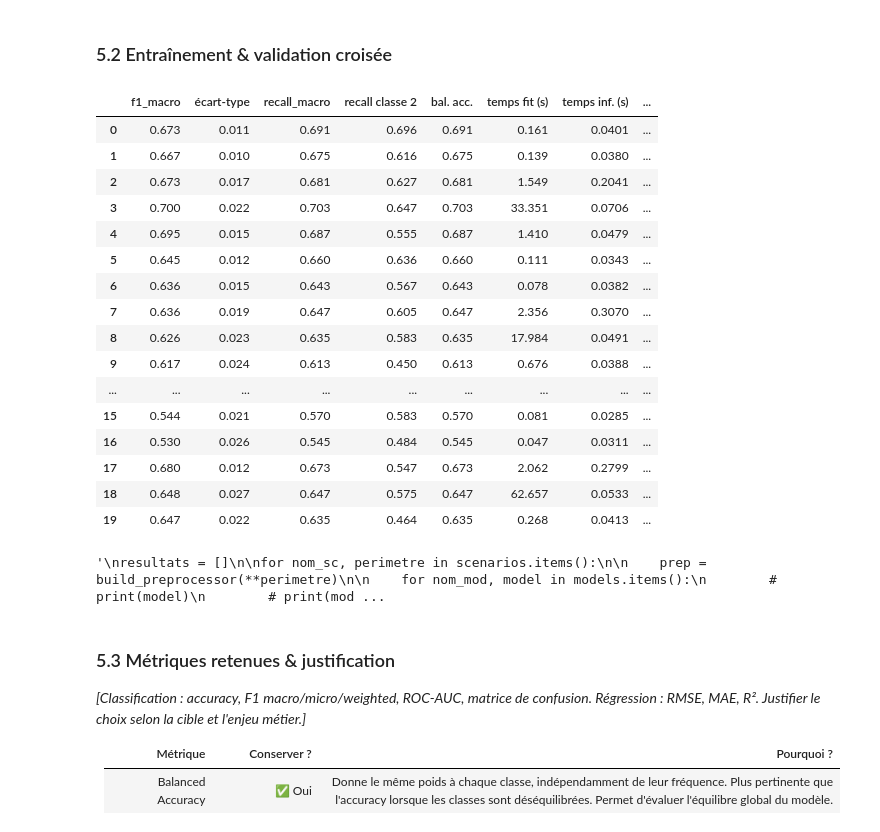
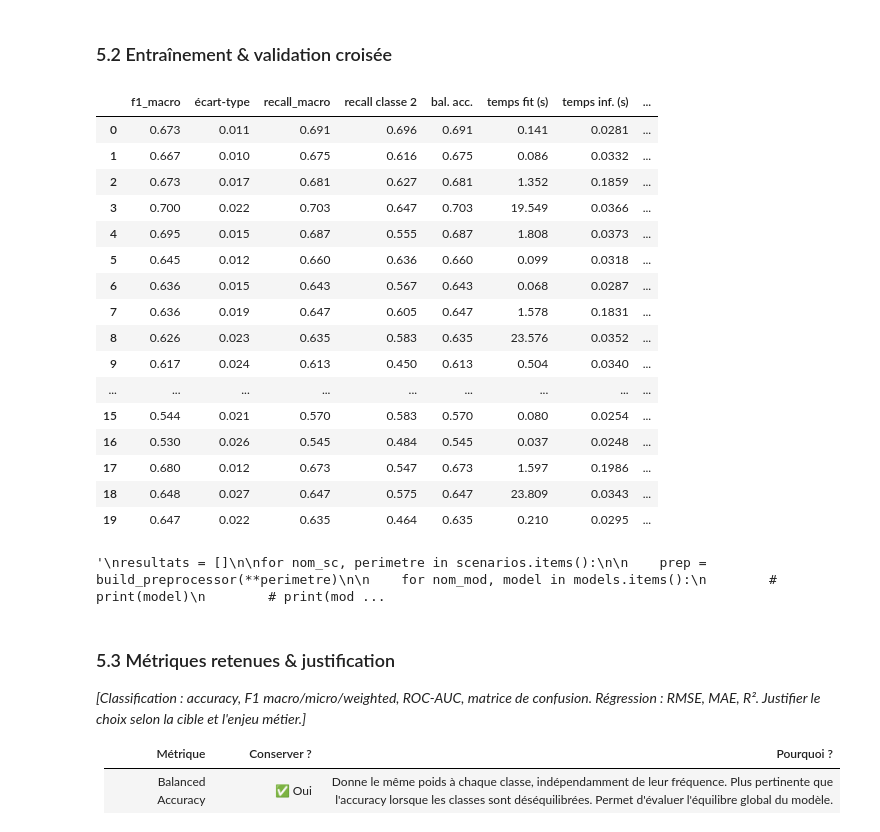
Before and after one commit to NicoH77/Atlas_CISIA_Exam_EmploymentPrediction, a Jupyter notebook: notebooks/Notebook-EmploymentPrediction.ipynb, the cells around one changed output. Drawn from its saved outputs; the diff is of its cells as text; code cells hidden in the pictures.

```diff
--- a/notebooks/Notebook-EmploymentPrediction.ipynb
+++ b/notebooks/Notebook-EmploymentPrediction.ipynb
@@ -1093,18 +1208,12 @@ Avant toute étape d'apprentissage, le jeu de données est séparé en ensembles
 Le test est scellé jusqu'à l'étape [5]. `stratify=y` garantit que les 3 classes gardent leurs proportions dans les deux jeux — indispensable avec une classe à 18 %.
 # %%
 # 4.2 Train/test split (stratifié si classification déséquilibrée)
-# from sklearn.model_selection import train_test_split
-# X = df.drop(columns=["target"])
-# y = df["target"]
-# X_train, X_test, y_train, y_test = train_test_split(
-#     X, y, test_size=0.2, stratify=y, random_state=RANDOM_STATE
-# )
 
-X = df[feat_num + feat_cat + [feat_txt]]
-y = df[target]
+X = df[FEAT_NUM + FEAT_CAT + [FEAT_TXT]]
+y = df[TARGET]
 
 X_train, X_test, y_train, y_test = train_test_split(
-    X, y, test_size=0.2, stratify=y, random_state=RANDOM_STATE
+    X, y, test_size=TEST_SIZE, stratify=y, random_state=SEED
 )
 print(X_train.shape, X_test.shape)
 y_train.value_counts(normalize=True).round(3)
@@ -1273,107 +1413,58 @@ models = {
         tree_method="hist",
         n_jobs=-1
     ),
-#    "CatBoost": CatBoostClassifier(
-#        loss_function="MultiClass",
-#        auto_class_weights="Balanced",
-#        verbose=0,
-#        random_state=42,
-#    ),
 }
 
 # validation croisée
-cv = StratifiedKFold(n_splits=5, shuffle=True, random_state=42)
+cv = StratifiedKFold(n_splits=training_cfg.N_SPLITS,shuffle=True,random_state=training_cfg.SEED)
 
 # Recall spécifique à la classe métier (classe 2)
 recall_classe_2 = make_scorer(
     recall_score,
     labels=[2],
     average="macro",
     zero_division=0
 )
 
 scoring = {
     "f1_macro": "f1_macro",
     "recall_macro": "recall_macro",
     "recall_classe_2": recall_classe_2,
     "balanced_accuracy": "balanced_accuracy",
 }
 
 
 from src.benchmark import run_benchmark
 
 df_benchmark = run_benchmark(
     models=models,
     scenarios=scenarios,
     X_train=X_train,
     y_train=y_train,
     cv=cv,
     scoring=scoring,
     build_preprocessor=build_preprocessor
 )
 
 display(df_benchmark)
-
-
-'''
-resultats = []
-
-for nom_sc, perimetre in scenarios.items():
-
-    prep = build_preprocessor(**perimetre)
-
-    for nom_mod, model in models.items():
-        # print(model)
-        # print(model.get_params())
-        pipe = Pipeline(steps=[("prep", prep),("clf", model)])
-        scores = cross_validate(estimator=pipe, X=X_train, y=y_train, cv=cv, scoring=scoring, n_jobs=-1)
-
-        resultats.append({
-            "scen": nom_sc,
-            "modele": nom_mod,
-            "f1_macro": round(scores["test_f1_macro"].mean(), 3),
-            "écart-type": round(scores["test_f1_macro"].std(), 3),
-            "recall_macro": round(scores["test_recall_macro"].mean(), 3),
-            "recall classe 2": round(scores["test_recall_classe_2"].mean(), 3),
-            "bal. acc.": round(scores["test_balanced_accuracy"].mean(), 3),
-            "temps fit (s)": round(scores["fit_time"].mean(), 3),
-            # Temps de prédiction moyen calculé sur les folds CV
-            "temps inf. (s)": round(scores["score_time"].mean(), 4)
-            # "Score Métier": 0.4 * f1_macro + 0.6 * recall_classe_2
-        })
-
-
-# ------------------------------------------------------------------
-# DataFrame final
-# ------------------------------------------------------------------
-
-df_benchmark = pd.DataFrame(resultats)
-
-# ------------------------------------------------------------------
-# Affichage
-# ------------------------------------------------------------------
-
-print("\nRESULTATS DU BENCHMARK\n")
-print(df_benchmark.to_string(index=False))
-'''
 # %% [output]
 |  | f1_macro | écart-type | recall_macro | recall classe 2 | bal. acc. | temps fit (s) | temps inf. (s) | ... |
-| 0 | 0.673 | 0.011 | 0.691 | 0.696 | 0.691 | 0.161 | 0.0401 | ... |
-| 1 | 0.667 | 0.010 | 0.675 | 0.616 | 0.675 | 0.139 | 0.0380 | ... |
-| 2 | 0.673 | 0.017 | 0.681 | 0.627 | 0.681 | 1.549 | 0.2041 | ... |
-| 3 | 0.700 | 0.022 | 0.703 | 0.647 | 0.703 | 33.351 | 0.0706 | ... |
-| 4 | 0.695 | 0.015 | 0.687 | 0.555 | 0.687 | 1.410 | 0.0479 | ... |
-| 5 | 0.645 | 0.012 | 0.660 | 0.636 | 0.660 | 0.111 | 0.0343 | ... |
-| 6 | 0.636 | 0.015 | 0.643 | 0.567 | 0.643 | 0.078 | 0.0382 | ... |
-| 7 | 0.636 | 0.019 | 0.647 | 0.605 | 0.647 | 2.356 | 0.3070 | ... |
-| 8 | 0.626 | 0.023 | 0.635 | 0.583 | 0.635 | 17.984 | 0.0491 | ... |
-| 9 | 0.617 | 0.024 | 0.613 | 0.450 | 0.613 | 0.676 | 0.0388 | ... |
+| 0 | 0.673 | 0.011 | 0.691 | 0.696 | 0.691 | 0.141 | 0.0281 | ... |
+| 1 | 0.667 | 0.010 | 0.675 | 0.616 | 0.675 | 0.086 | 0.0332 | ... |
+| 2 | 0.673 | 0.017 | 0.681 | 0.627 | 0.681 | 1.352 | 0.1859 | ... |
+| 3 | 0.700 | 0.022 | 0.703 | 0.647 | 0.703 | 19.549 | 0.0366 | ... |
+| 4 | 0.695 | 0.015 | 0.687 | 0.555 | 0.687 | 1.808 | 0.0373 | ... |
+| 5 | 0.645 | 0.012 | 0.660 | 0.636 | 0.660 | 0.099 | 0.0318 | ... |
+| 6 | 0.636 | 0.015 | 0.643 | 0.567 | 0.643 | 0.068 | 0.0287 | ... |
+| 7 | 0.636 | 0.019 | 0.647 | 0.605 | 0.647 | 1.578 | 0.1831 | ... |
+| 8 | 0.626 | 0.023 | 0.635 | 0.583 | 0.635 | 23.576 | 0.0352 | ... |
+| 9 | 0.617 | 0.024 | 0.613 | 0.450 | 0.613 | 0.504 | 0.0340 | ... |
 | ... | ... | ... | ... | ... | ... | ... | ... | ... |
-| 15 | 0.544 | 0.021 | 0.570 | 0.583 | 0.570 | 0.081 | 0.0285 | ... |
-| 16 | 0.530 | 0.026 | 0.545 | 0.484 | 0.545 | 0.047 | 0.0311 | ... |
-| 17 | 0.680 | 0.012 | 0.673 | 0.547 | 0.673 | 2.062 | 0.2799 | ... |
-| 18 | 0.648 | 0.027 | 0.647 | 0.575 | 0.647 | 62.657 | 0.0533 | ... |
-| 19 | 0.647 | 0.022 | 0.635 | 0.464 | 0.635 | 0.268 | 0.0413 | ... |
+| 15 | 0.544 | 0.021 | 0.570 | 0.583 | 0.570 | 0.080 | 0.0254 | ... |
+| 16 | 0.530 | 0.026 | 0.545 | 0.484 | 0.545 | 0.037 | 0.0248 | ... |
+| 17 | 0.680 | 0.012 | 0.673 | 0.547 | 0.673 | 1.597 | 0.1986 | ... |
+| 18 | 0.648 | 0.027 | 0.647 | 0.575 | 0.647 | 23.809 | 0.0343 | ... |
+| 19 | 0.647 | 0.022 | 0.635 | 0.464 | 0.635 | 0.210 | 0.0295 | ... |
 '\nresultats = []\n\nfor nom_sc, perimetre in scenarios.items():\n\n    prep = build_preprocessor(**perimetre)\n\n    for nom_mod, model in models.items():\n        # print(model)\n        # print(mod ...
 # %% [markdown]
 ### 5.3 Métriques retenues & justification
```
Also changed, not shown: parts of 30 cells of this notebook.
